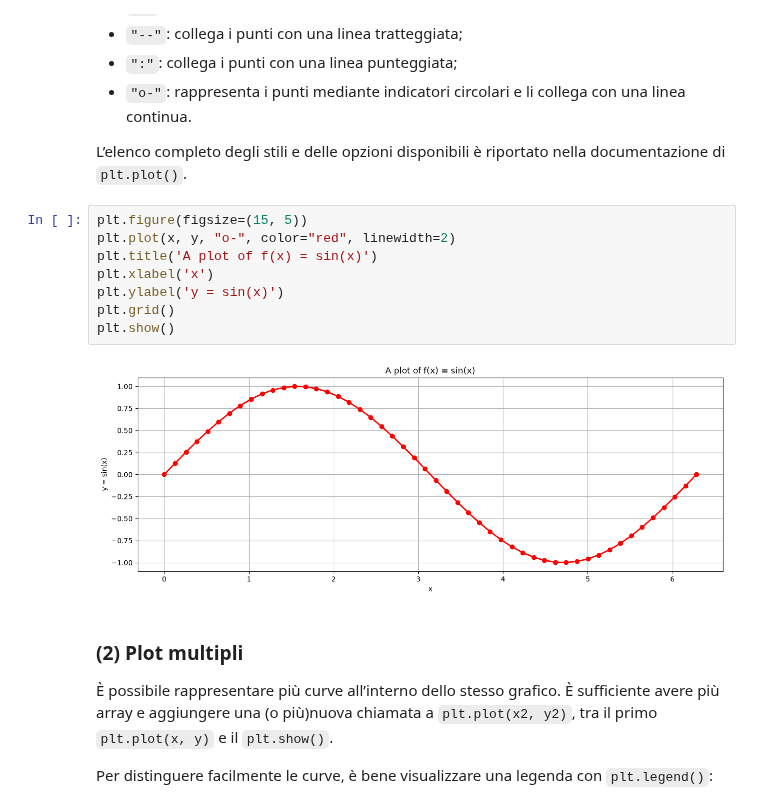
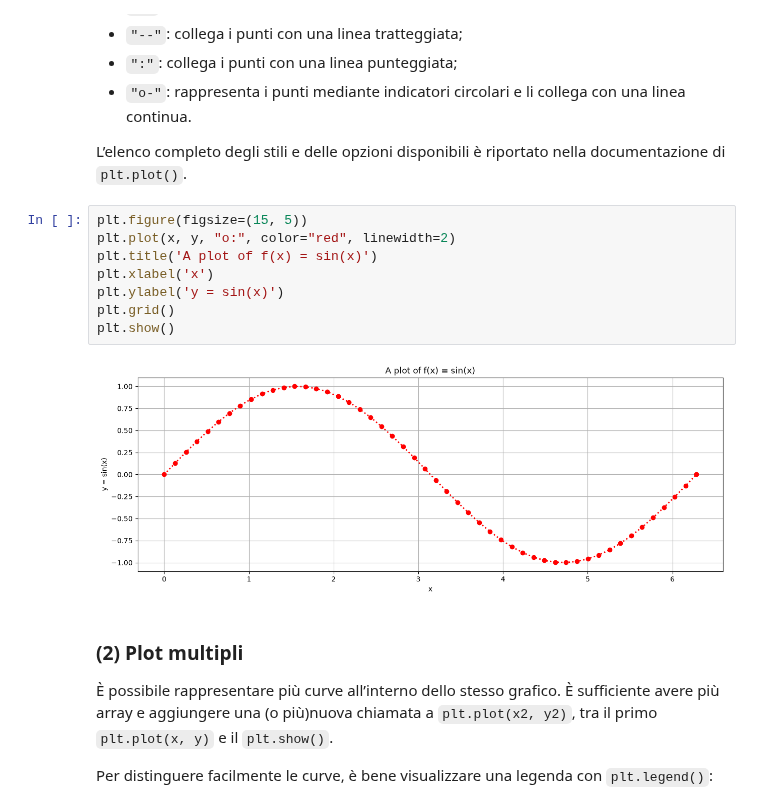
Before and after one commit to morottie/Metodi-per-analisi-dati-2026, a Jupyter notebook: _sources/my_ipynb/2_lab_matplotlib.ipynb, the cells around one changed output. Saved outputs shown, nothing was run; the diff lists cells and outputs as text.

```diff
--- a/_sources/my_ipynb/2_lab_matplotlib.ipynb
+++ b/_sources/my_ipynb/2_lab_matplotlib.ipynb
@@ -144,14 +150,14 @@ Le opzioni principali sono:
 L’elenco completo degli stili e delle opzioni disponibili è riportato nella documentazione di `plt.plot()`.
 # %%
 plt.figure(figsize=(15, 5))
-plt.plot(x, y, "o-", color="red", linewidth=2)
+plt.plot(x, y, "o:", color="red", linewidth=2)
 plt.title('A plot of f(x) = sin(x)')
 plt.xlabel('x')
 plt.ylabel('y = sin(x)')
 plt.grid()
 plt.show()
 # %% [output]
-[figure, old version]
+[figure, new version]
 # %% [markdown]
 ### (2) Plot multipli
 È possibile rappresentare più curve all’interno dello stesso grafico. È sufficiente avere più array e aggiungere una (o più)nuova chiamata a `plt.plot(x2, y2)`, tra il primo `plt.plot(x, y)` e il `plt.show()`.
```
Also changed, not shown: parts of 13 cells of this notebook, 37 other files.
